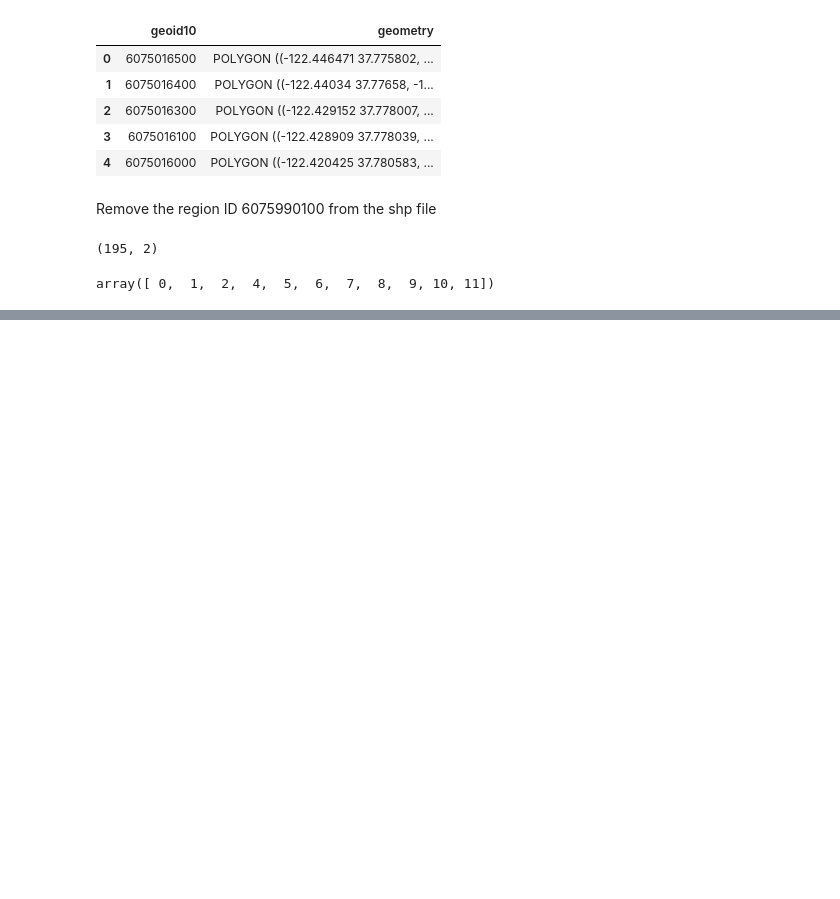
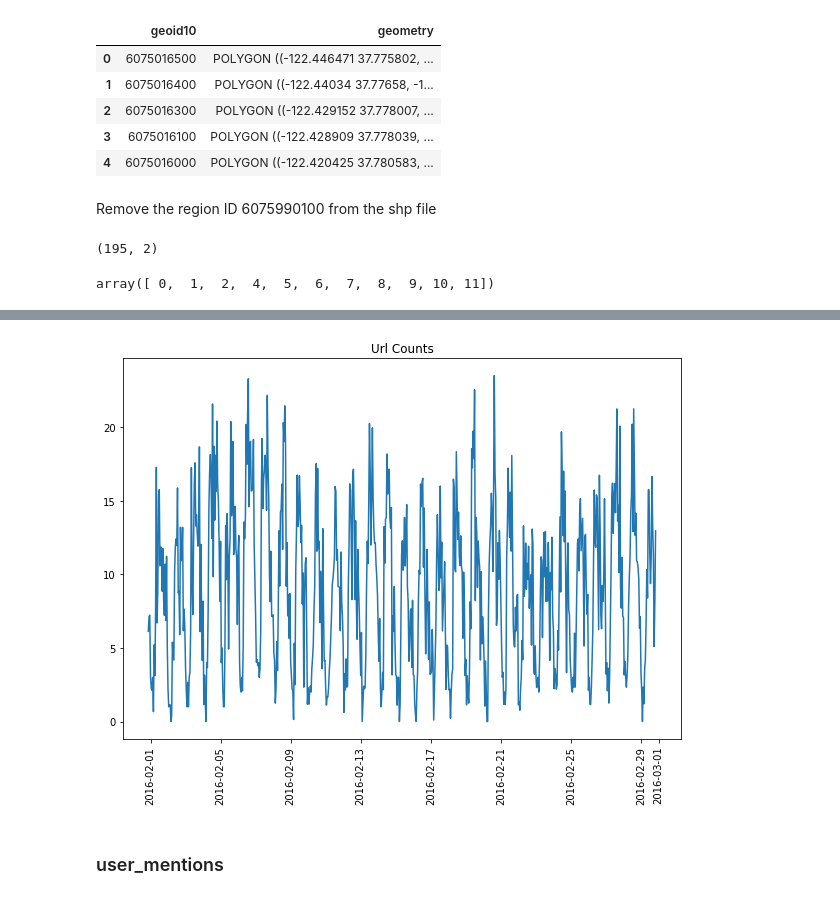
Before and after one commit to sakoki/Rushhour, a Jupyter notebook: code/playground/tweet_mapper.ipynb, the cells around one changed output, grey strips where cells are left out. Drawn from its saved outputs; the diff is of its cells as text; code cells hidden in the pictures; blank space fills up the shorter version.

```diff
--- a/code/playground/tweet_mapper.ipynb
+++ b/code/playground/tweet_mapper.ipynb
@@ -211,0 +326,4 @@ tweet_2016_02_29.csv
+# %%
+url_count = tweet_region_by_time_generator(output_dir, columns=['time'], Y='urls', usecols=[2,3,4,5,6,7,8,9,10])
+url_count_by_hour = pd.DataFrame(url_count.sum(axis=0)).transpose()
+url_count_by_hour
@@ -211,0 +337,10 @@ tweet_2016_02_29.csv
+# %%
+plt.figure(3, figsize=(10,7))
+plt.plot(url_count_by_hour.columns, url_count_by_hour.iloc[0].values)
+plt.title("Url Counts")
+plt.xticks(rotation=90)
+plt.show()
+# %% [output]
+[figure, added]
+# %% [markdown]
+### user_mentions
```
Also changed, not shown: parts of 41 cells of this notebook, 2 other files.
